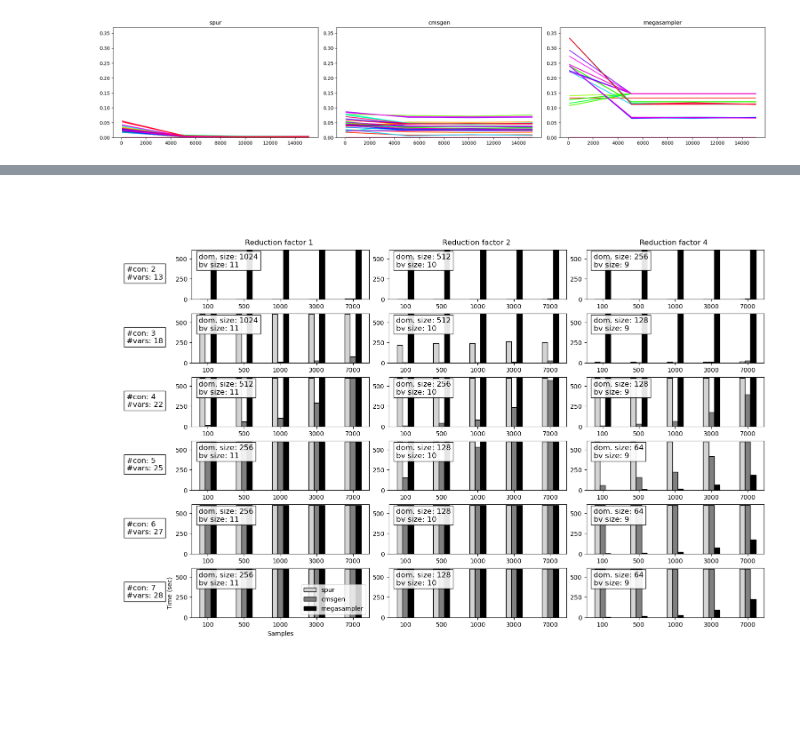
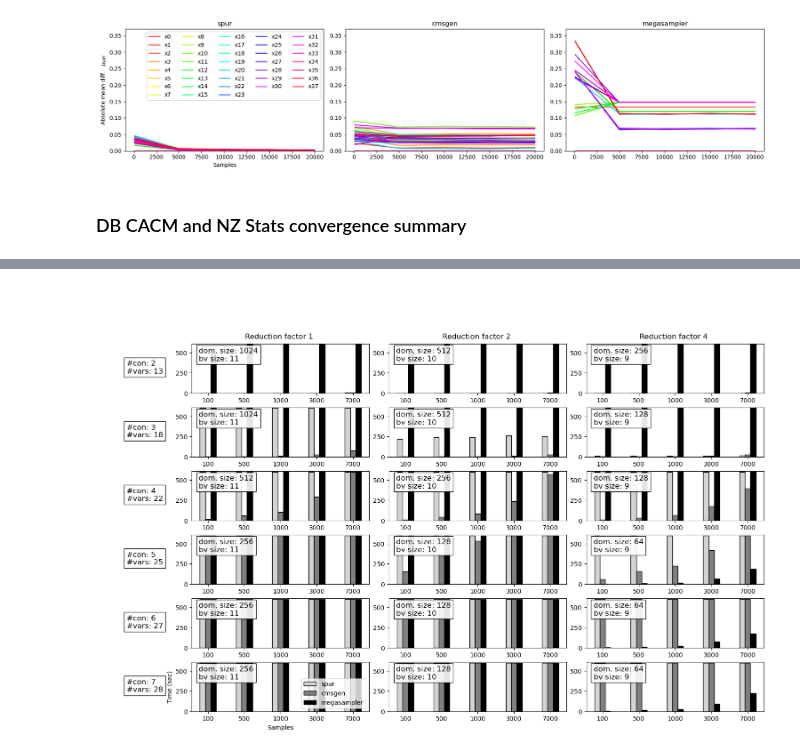
Before and after one commit to itu-square/sat-metropolis, a Jupyter notebook: experiments/experiments.ipynb, the cells around one changed output, grey strips where cells are left out. Drawn from its saved outputs; the diff is of its cells as text; code cells hidden in the pictures; blank space fills up the shorter version.

```diff
--- a/experiments/experiments.ipynb
+++ b/experiments/experiments.ipynb
@@ -31,2 +34,0 @@ from src.mcmc_sat import models, mcmc, smt
-# %%
-num_samples = np.arange(100, 25001, step=5000)
@@ -548 +301,6 @@ c Number of samples found u
+# %%
+## Toggle this flag to regenerate the traces for this experiment
+## In the current setting, it uses the traces used for the accompaying paper
+load_traces = True
+traces_nz_stats = load_nz_stats_experiment_traces() if load_traces else generate_traces_nz_stats_experiment()
 # %% [markdown]
@@ -620,14 +363,18 @@ df_nz_stats
 # %%
-fig, axs = plt.subplots(len(num_samples),1,figsize=(12,10))
+## Histogram plots comparing convergence for increasing number of samples
+num_samples = df_db_cacm.samples.unique()
+fig, axs = plt.subplots(len(num_samples),1,figsize=(15,10))
 for (s,a) in zip(num_samples, axs):
     data = {b: [] for b in backends}
     for b in backends:
         data[b] = df_nz_stats[(df_nz_stats.samples == s) & (df_nz_stats.backend == b)].err_mean_mean.values
     df_temp = pd.DataFrame(data)
-    ax = df_temp.plot.bar(ax=a)
+    ax = df_temp.plot.bar(ax=a, color=['#D3D3D3', '#808080', '#000000'], edgecolor='black', width=0.7)
     variables = df_nz_stats.var_name.unique()
     ax.set_xticks(range(len(variables)), variables,rotation=0)
     ax.set_ylim((0,np.max(df_temp.values+0.01)))
-    ax.legend(['sp','cm','mg'])
+    ax.legend(['spur','cmsgen','megasampler'], ncols=3, loc='upper center',
+              bbox_to_anchor=(0.53 if not s == 100 else 0.14, 1))
     ax.set_title(f'Samples: {s}');
+    # plt.savefig('convergence_nz_stats_hist.pdf'); save it if needed
 # %% [output]
@@ -634,0 +382,17 @@ for (s,a) in zip(num_samples, axs):
+# %%
+## Histogram plot comparing convergence for the maximum number of samples, i.e., 20000 (plot for the paper)
+fig, a = plt.subplots(1,1,figsize=(15,3))
+s = 20000
+data = {b: [] for b in backends}
+for b in backends:
+    data[b] = df_nz_stats[(df_nz_stats.samples == s) & (df_nz_stats.backend == b)].err_mean_mean.values
+df_temp = pd.DataFrame(data)
+ax = df_temp.plot.bar(ax=a, color=['#D3D3D3', '#808080', '#000000'], edgecolor='black', width=0.7)
+variables = df_nz_stats.var_name.unique()
+ax.set_xticks(range(len(variables)), variables,rotation=0)
+ax.set_ylim((0,np.max(df_temp.values+0.01)))
+ax.legend(['spur','cmsgen','megasampler'], ncols=3, loc='upper center', bbox_to_anchor=(0.54, 1))
+ax.set_xlabel('Variables')
+ax.set_ylabel('Absolute mean diff.   $\\mu_{diff}$')
+ax.set_title(f'Samples: {s}');
+# plt.savefig('convergence_nz_stats_hist_20000.pdf'); ## save it if needed
@@ -635,16 +401,22 @@ for (s,a) in zip(num_samples, axs):
 # %%
-fig, axs = plt.subplots(1,len(backends),figsize=(20,4))
-
+## Line plots comparing convergence for increasing number of samples (plot for the paper)
+fig, axs = plt.subplots(1,len(backends),figsize=(17,4))
 for (ax, b) in zip(axs, backends):
     ys = [(vn,
            df_nz_stats[(df_nz_stats.var_name == vn) & (df_nz_stats.backend == b)].err_mean_mean.values,
            df_nz_stats[(df_nz_stats.var_name == vn) & (df_nz_stats.backend == b)].err_mean_var.values)
               for vn in [f'x{i}' for i in range(19*2)]]
     for ((vn, y, y_var), c) in zip(ys,plt.cm.hsv(np.linspace(0, 1, len(ys)))):
         ax.plot(num_samples, y, color=c, label=vn)
         ax.fill_between(num_samples, y-y_var, y+y_var, color=c, alpha=0.2)
     ax.set_ylim((0,0.37))
     ax.set_title(f'{b}');
-    # ax.legend(); # due to the large number of variables I set the legend off
+    if b == 'spur':
+        ax.set_xlabel('Samples')
+        ax.set_ylabel('Absolute mean diff.   $\\mu_{diff}$')
+        ax.legend(ncols=5)
+# plt.savefig('convergence_nz_stats_plot.pdf') save it if needed
 # %% [output]
-[figure, old version]
+[figure, new version]
+# %% [markdown]
+### DB CACM and NZ Stats convergence summary
```
Also changed, not shown: parts of 84 cells of this notebook, 58 other files.
